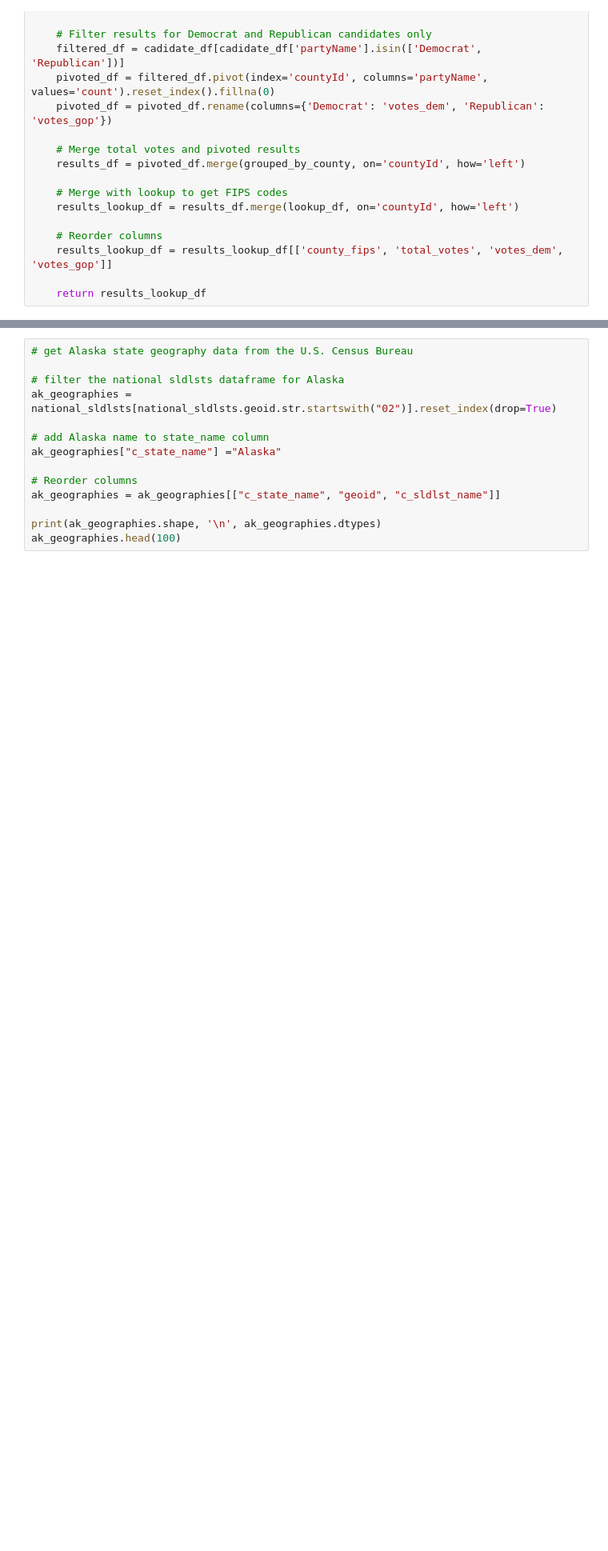
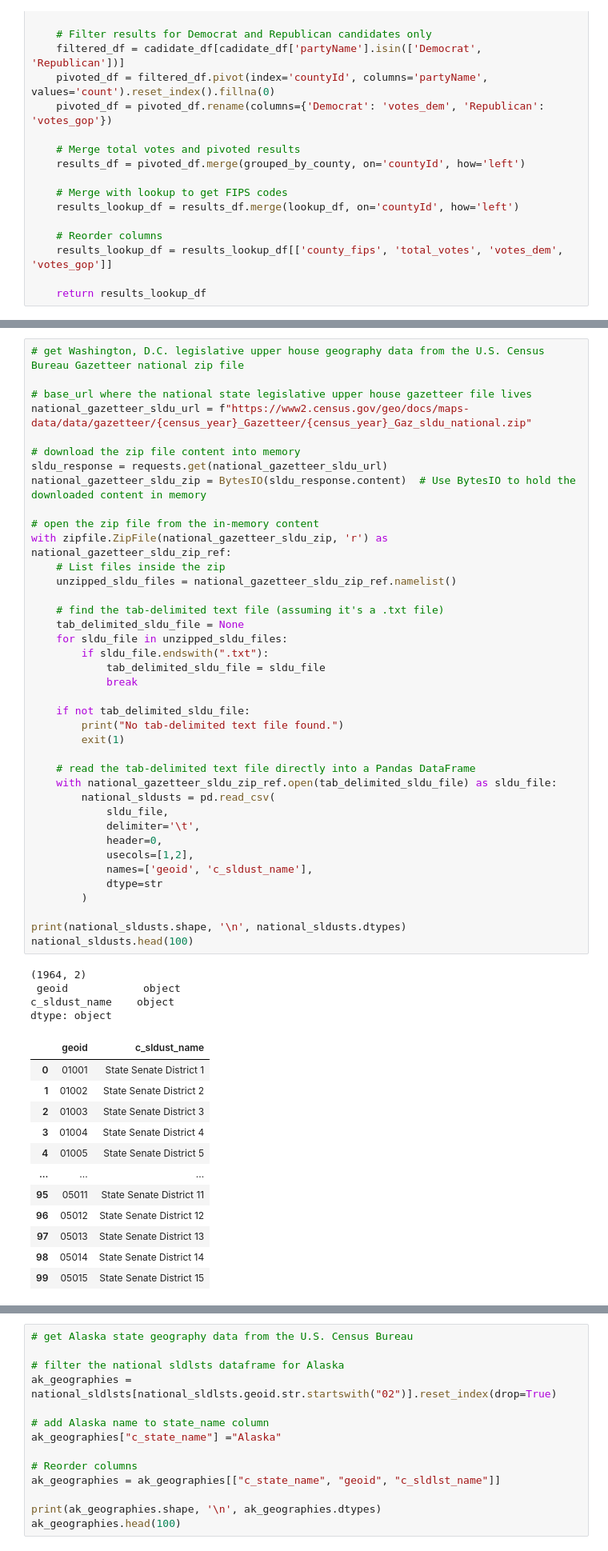
Before and after one commit to tonmcg/US_County_Level_Election_Results_08-20, a Jupyter notebook: 2024_US_County_Level_Presidential_Results.ipynb, the cells around one changed output, grey strips where cells are left out. Shown at 80% size. Cells and saved outputs as stored; diff of their text form; blank space fills up the shorter version.

```diff
--- a/2024_US_County_Level_Presidential_Results.ipynb
+++ b/2024_US_County_Level_Presidential_Results.ipynb
@@ -505,3 +505,59 @@ dtype: object
 | 98 | Arkansas | 05033 | Crawford County | 18615 | 4753 | 23834 | 13862 | 0.781027 | 0.199421 | ... |
 | 99 | Arkansas | 05035 | Crittenden County | 7028 | 7362 | 14681 | -334 | 0.478714 | 0.501464 | ... |
 100 rows × 10 columns
+# %%
+# get Washington, D.C. legislative upper house geography data from the U.S. Census Bureau Gazetteer national zip file
+
+# base_url where the national state legislative upper house gazetteer file lives
+national_gazetteer_sldu_url = f"https://www2.census.gov/geo/docs/maps-data/data/gazetteer/{census_year}_Gazetteer/{census_year}_Gaz_sldu_national.zip"
+
+# download the zip file content into memory
+sldu_response = requests.get(national_gazetteer_sldu_url)
+national_gazetteer_sldu_zip = BytesIO(sldu_response.content)  # Use BytesIO to hold the downloaded content in memory
+
+# open the zip file from the in-memory content
+with zipfile.ZipFile(national_gazetteer_sldu_zip, 'r') as national_gazetteer_sldu_zip_ref:
+    # List files inside the zip
+    unzipped_sldu_files = national_gazetteer_sldu_zip_ref.namelist()
+
+    # find the tab-delimited text file (assuming it's a .txt file)
+    tab_delimited_sldu_file = None
+    for sldu_file in unzipped_sldu_files:
+        if sldu_file.endswith(".txt"):
+            tab_delimited_sldu_file = sldu_file
+            break
+
+    if not tab_delimited_sldu_file:
+        print("No tab-delimited text file found.")
+        exit(1)
+
+    # read the tab-delimited text file directly into a Pandas DataFrame
+    with national_gazetteer_sldu_zip_ref.open(tab_delimited_sldu_file) as sldu_file:
+        national_sldusts = pd.read_csv(
+            sldu_file,
+            delimiter='\t',
+            header=0,
+            usecols=[1,2],
+            names=['geoid', 'c_sldust_name'],
+            dtype=str
+        )
+
+print(national_sldusts.shape, '\n', national_sldusts.dtypes)
+national_sldusts.head(100)
+# %% [output]
+(1964, 2)
+ geoid            object
+c_sldust_name    object
+dtype: object
+|  | geoid | c_sldust_name |
+| 0 | 01001 | State Senate District 1 |
+| 1 | 01002 | State Senate District 2 |
+| 2 | 01003 | State Senate District 3 |
+| 3 | 01004 | State Senate District 4 |
+| 4 | 01005 | State Senate District 5 |
+| ... | ... | ... |
+| 95 | 05011 | State Senate District 11 |
+| 96 | 05012 | State Senate District 12 |
+| 97 | 05013 | State Senate District 13 |
+| 98 | 05014 | State Senate District 14 |
+| 99 | 05015 | State Senate District 15 |
```
Also changed, not shown: parts of 15 cells of this notebook, 1 other file.
